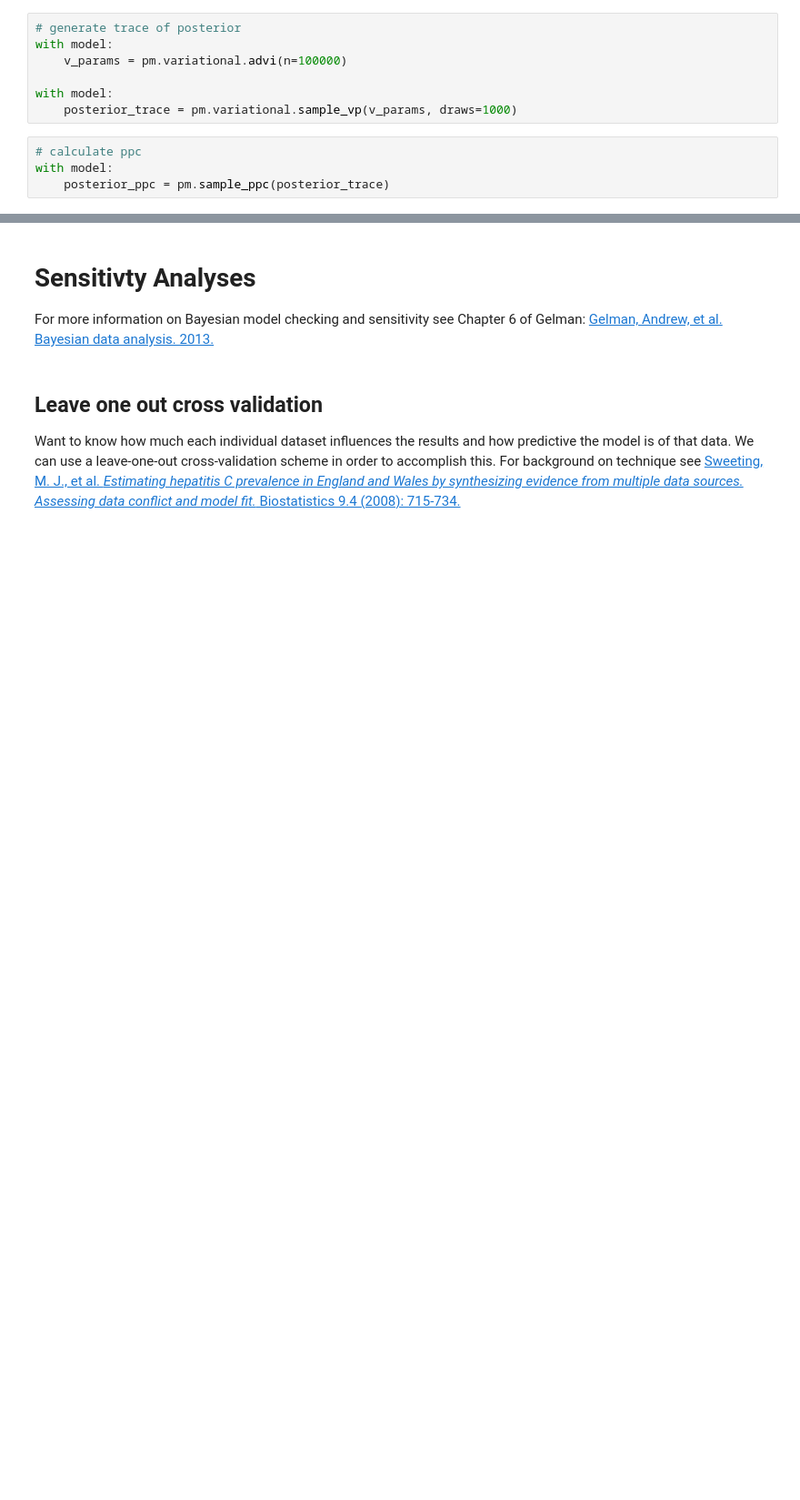
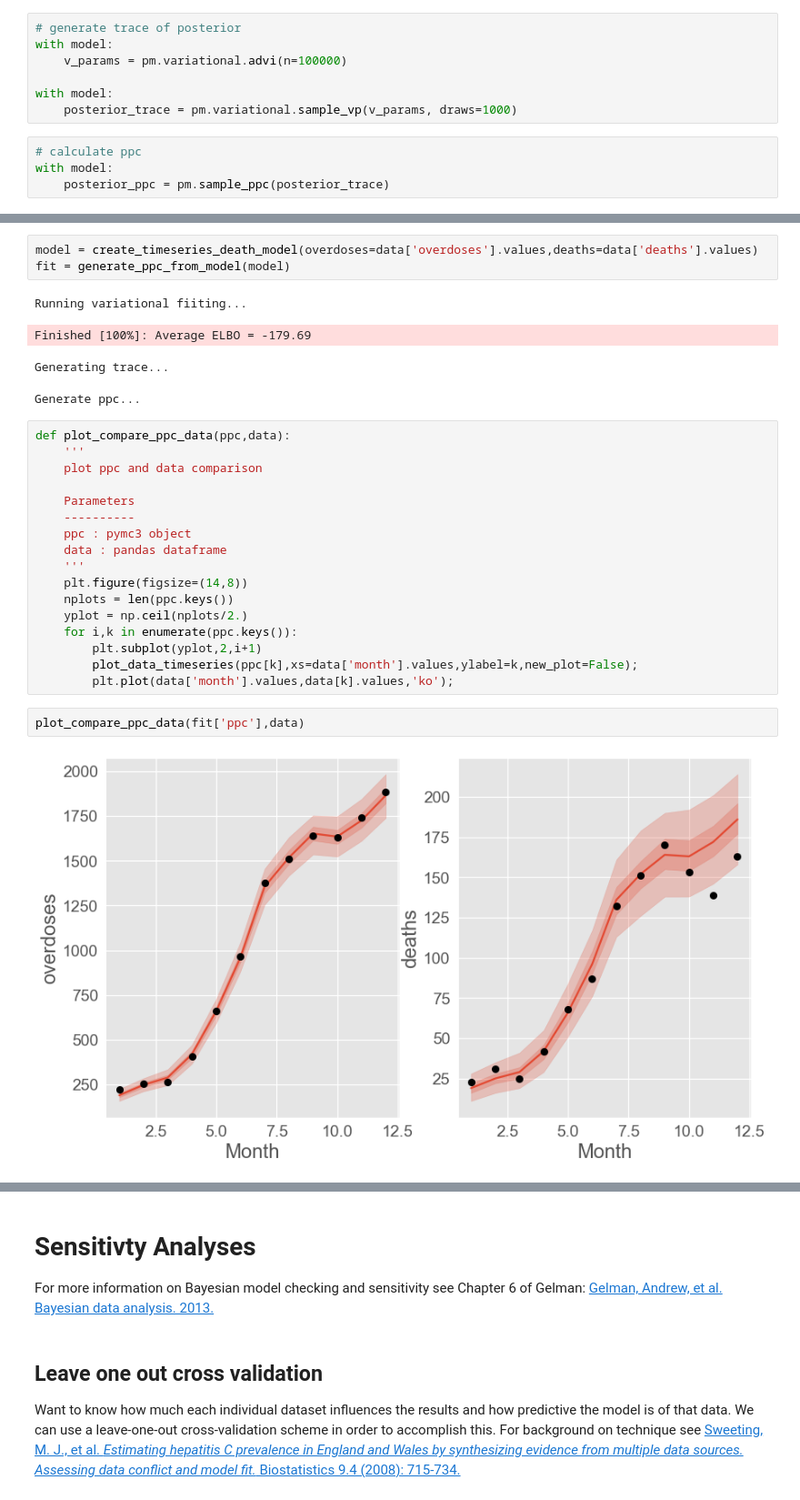
Before and after one commit to sempwn/overdose-model-intro, a Jupyter notebook: model_introduction.ipynb, the cells around one changed output, grey strips where cells are left out. Shown at 91% size. Cells and saved outputs as stored; diff of their text form; blank space fills up the shorter version.

Commit message:
v1 complete with counterfactual analysis and basic intervention model

```diff
--- a/model_introduction.ipynb
+++ b/model_introduction.ipynb
@@ -760,0 +917,29 @@ plt.plot(np.arange(1,n_months+1),D,'ko');
+# %%
+model = create_timeseries_death_model(overdoses=data['overdoses'].values,deaths=data['deaths'].values)
+fit = generate_ppc_from_model(model)
+# %% [output]
+Running variational fiiting...
+Finished [100%]: Average ELBO = -179.69
+Generating trace...
+Generate ppc...
+# %%
+def plot_compare_ppc_data(ppc,data):
+    '''
+    plot ppc and data comparison
+
+    Parameters
+    ----------
+    ppc : pymc3 object
+    data : pandas dataframe
+    '''
+    plt.figure(figsize=(14,8))
+    nplots = len(ppc.keys())
+    yplot = np.ceil(nplots/2.)
+    for i,k in enumerate(ppc.keys()):
+        plt.subplot(yplot,2,i+1)
+        plot_data_timeseries(ppc[k],xs=data['month'].values,ylabel=k,new_plot=False);
+        plt.plot(data['month'].values,data[k].values,'ko');
+# %%
+plot_compare_ppc_data(fit['ppc'],data)
+# %% [output]
+[figure, added]
```
Also changed, not shown: parts of 23 cells of this notebook, 5 other files.
